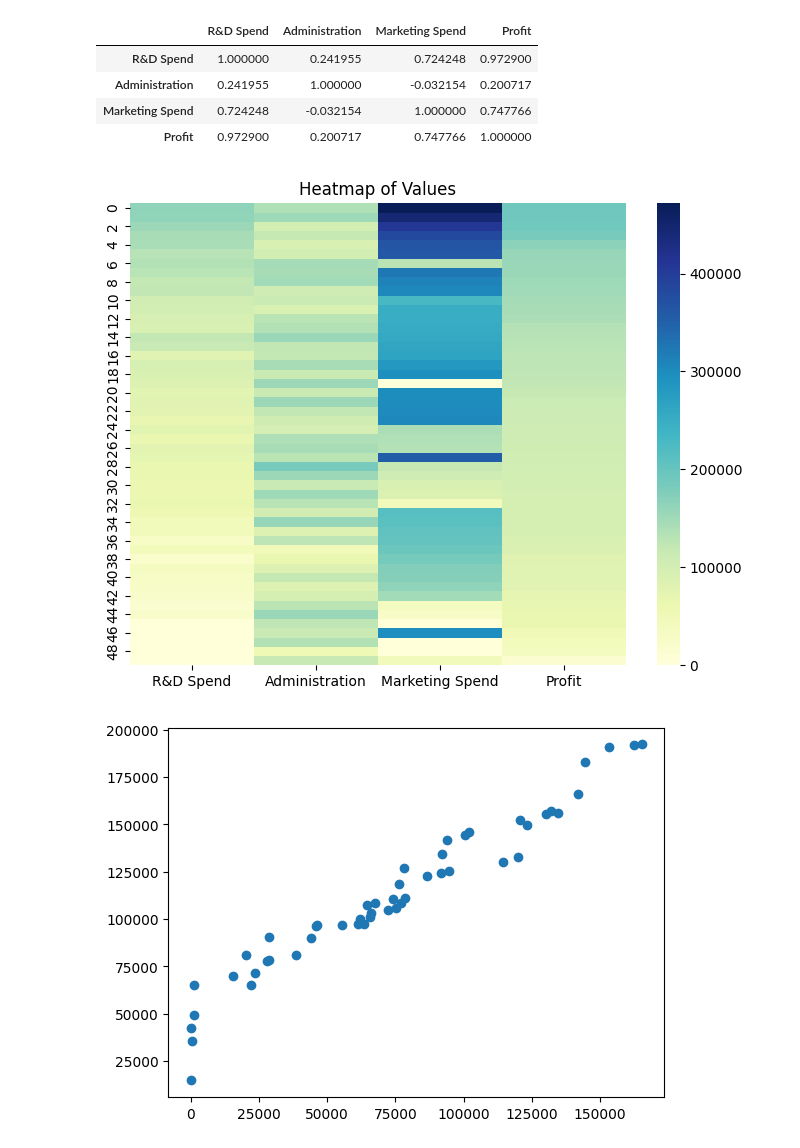
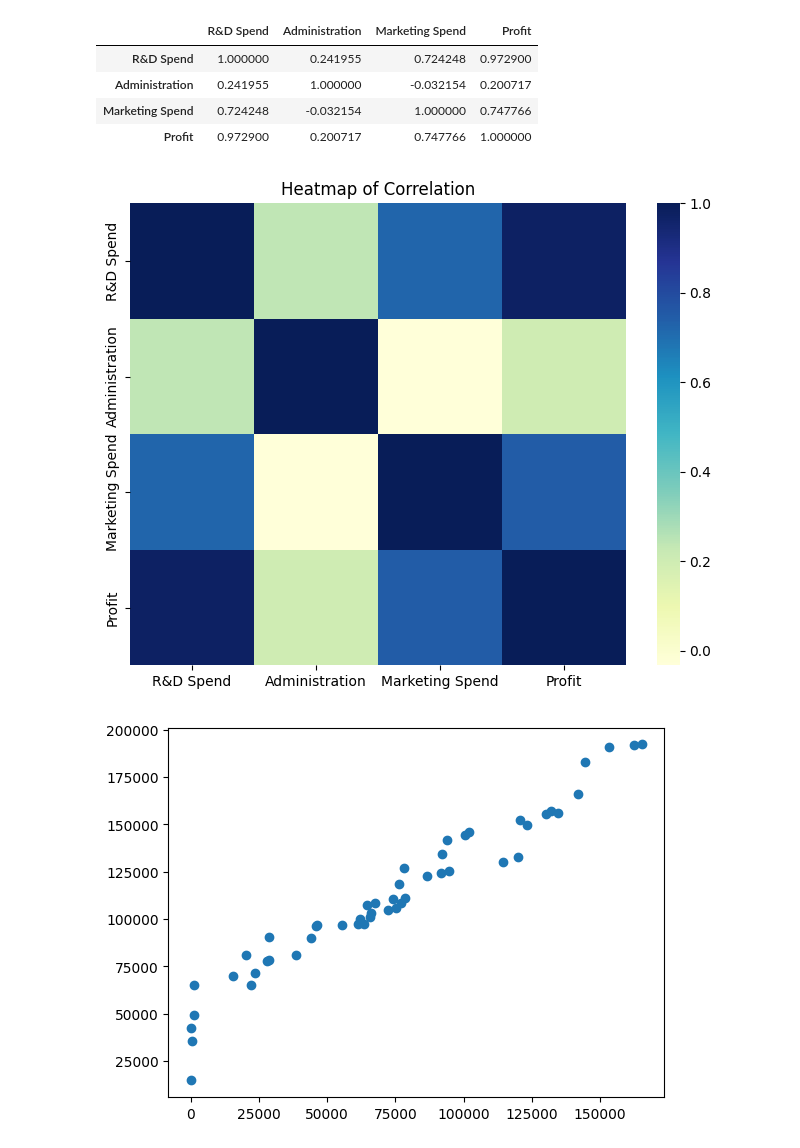
Before and after one commit to JPIPPEN89/Multiple_LinReg, a Jupyter notebook: Multiple_LinearReg.ipynb, the cells around one changed output. Saved outputs shown, nothing was run; the diff lists cells and outputs as text; code cells hidden in the pictures.

Commit message:
Employed Model with Visualizaton

```diff
--- a/Multiple_LinearReg.ipynb
+++ b/Multiple_LinearReg.ipynb
@@ -51,12 +51,12 @@ corr.corr()
 | Profit | 0.972900 | 0.200717 | 0.747766 | 1.000000 |
 # %%
 plt.figure(figsize=(8, 6))
-sns.heatmap(corr, annot=False, cmap="YlGnBu", fmt=".2f")
+sns.heatmap(corr.corr(), annot=False, cmap="YlGnBu", fmt=".2f")
 
-plt.title("Heatmap of Values")
+plt.title("Heatmap of Correlation")
 plt.show()
 # %% [output]
-[figure, old version]
+[figure, new version]
 # %%
 plt.scatter(corr['R&D Spend'], corr['Profit'])
 plt.show()
```
Also changed, not shown: parts of 6 cells of this notebook.
